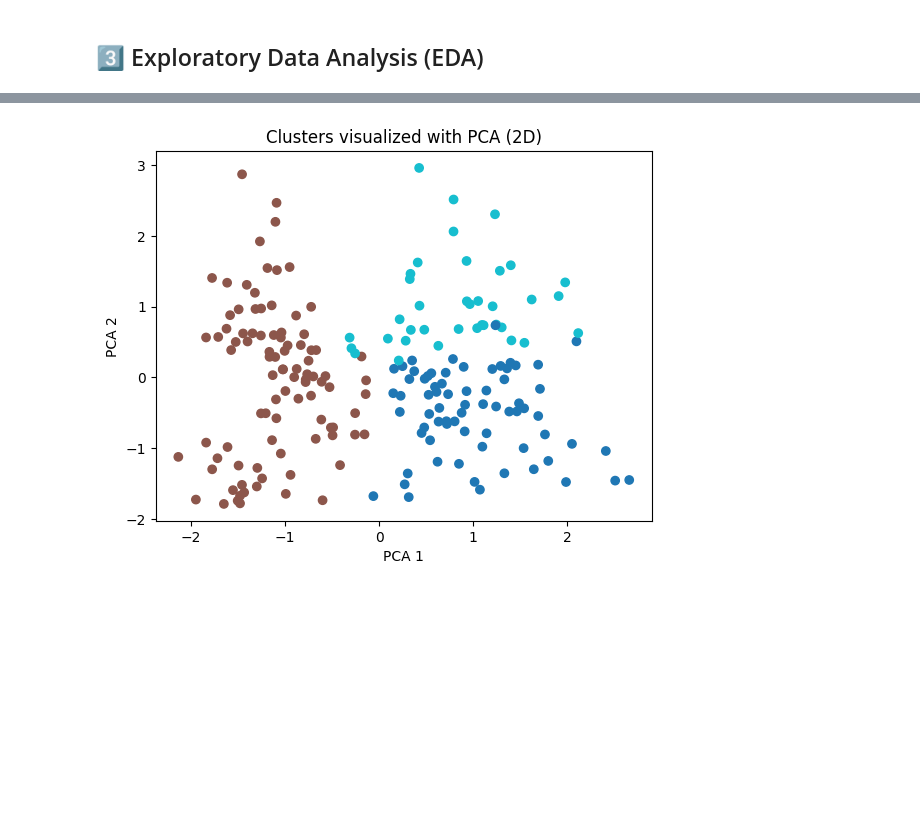
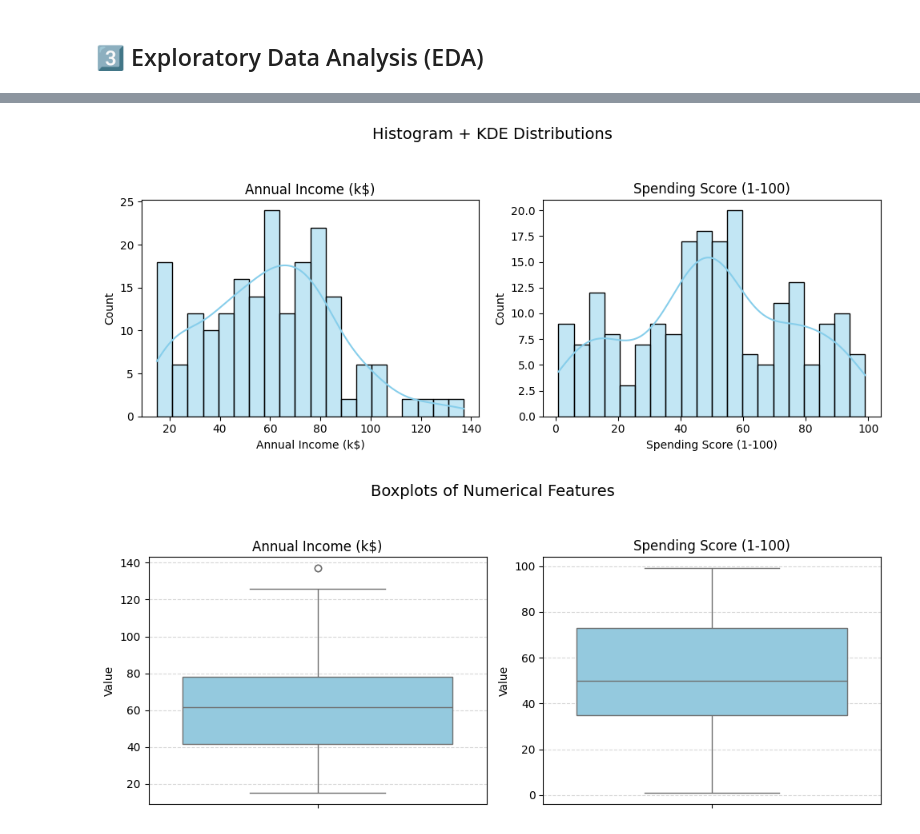
Before and after one commit to AbdelrahmanMostafa33/Customer-Segmentation, a Jupyter notebook: notebooks/Customer Segmentation.ipynb, the cells around one changed output, grey strips where cells are left out. Drawn from its saved outputs; the diff is of its cells as text; code cells hidden in the pictures; blank space fills up the shorter version.

```diff
--- a/notebooks/Customer Segmentation.ipynb
+++ b/notebooks/Customer Segmentation.ipynb
@@ -184,24 +97,0 @@ plt.show()
-# %%
-# Select categorical columns
-categorical_cols = df.select_dtypes(include=['object', 'category']).columns.to_list()
-
-# Automatically calculate rows and columns
-n_cols = 3  # number of plots per row
-n_rows = math.ceil(len(categorical_cols) / n_cols)
-
-fig, axes = plt.subplots(n_rows, n_cols, figsize=(5 * n_cols, 4 * n_rows))
-axes = axes.flatten()  # flatten in case of multiple rows
-
-for i, col in enumerate(categorical_cols):
-    sns.countplot(x=col, data=df, ax=axes[i], hue=col, palette="Set2")
-    axes[i].set_title(f"Count Plot of {col}")
-    axes[i].set_xlabel(col)
-    axes[i].set_ylabel("Count")   # countplot = frequency, not "Exam Score"
-    axes[i].tick_params(axis="x")  # rotate labels if too long
-
-# Remove any empty subplots (if total plots < n_rows*n_cols)
-for j in range(i+1, len(axes)):
-    fig.delaxes(axes[j])
-
-plt.tight_layout()
-plt.show()
@@ -239,4 +97,0 @@ df_encoded.head()
-# %%
-scaler = StandardScaler()
-for col in numerical_cols:
-    df_encoded[col] = scaler.fit_transform(df_encoded[[col]])
@@ -311,13 +98,32 @@ plt.show()
-# %%
-from sklearn.decomposition import PCA
-
-pca = PCA(n_components=2)
-reduced = pca.fit_transform(df_encoded)
-
-plt.scatter(reduced[:, 0], reduced[:, 1], c=labels, cmap="tab10")
-plt.xlabel("PCA 1")
-plt.ylabel("PCA 2")
-plt.title("Clusters visualized with PCA (2D)")
-plt.show()
-# %% [output]
-[figure, removed]
+# %%
+# EDA - Histogram + KDE (combined in one figure)
+num_cols = ['Annual Income (k$)', 'Spending Score (1-100)']
+
+fig, axes = plt.subplots(1, len(num_cols), figsize=(5 * len(num_cols), 4))
+
+for ax, col in zip(axes, num_cols):
+    sns.histplot(df[col].dropna(), kde=True, bins=20, color='skyblue', edgecolor='black', ax=ax)
+    ax.set_title(col)
+    ax.set_xlabel(col)
+    ax.set_ylabel('Count')
+
+plt.suptitle("Histogram + KDE Distributions", fontsize=14, y=1.05)
+plt.tight_layout()
+plt.show()
+# %% [output]
+[figure, added]
+# %%
+fig, axes = plt.subplots(1, len(num_cols), figsize=(5 * len(num_cols), 4))
+
+for ax, col in zip(axes, num_cols):
+    sns.boxplot(y=df[col].dropna(), color='skyblue', ax=ax)
+    ax.set_title(col)
+    ax.set_ylabel('Value')
+    ax.set_xlabel('')
+    ax.grid(axis='y', linestyle='--', alpha=0.5)
+
+plt.suptitle("Boxplots of Numerical Features", fontsize=14, y=1.05)
+plt.tight_layout()
+plt.show()
+# %% [output]
+[figure, added]
```
Also changed, not shown: parts of 53 cells of this notebook, 1 other file.
